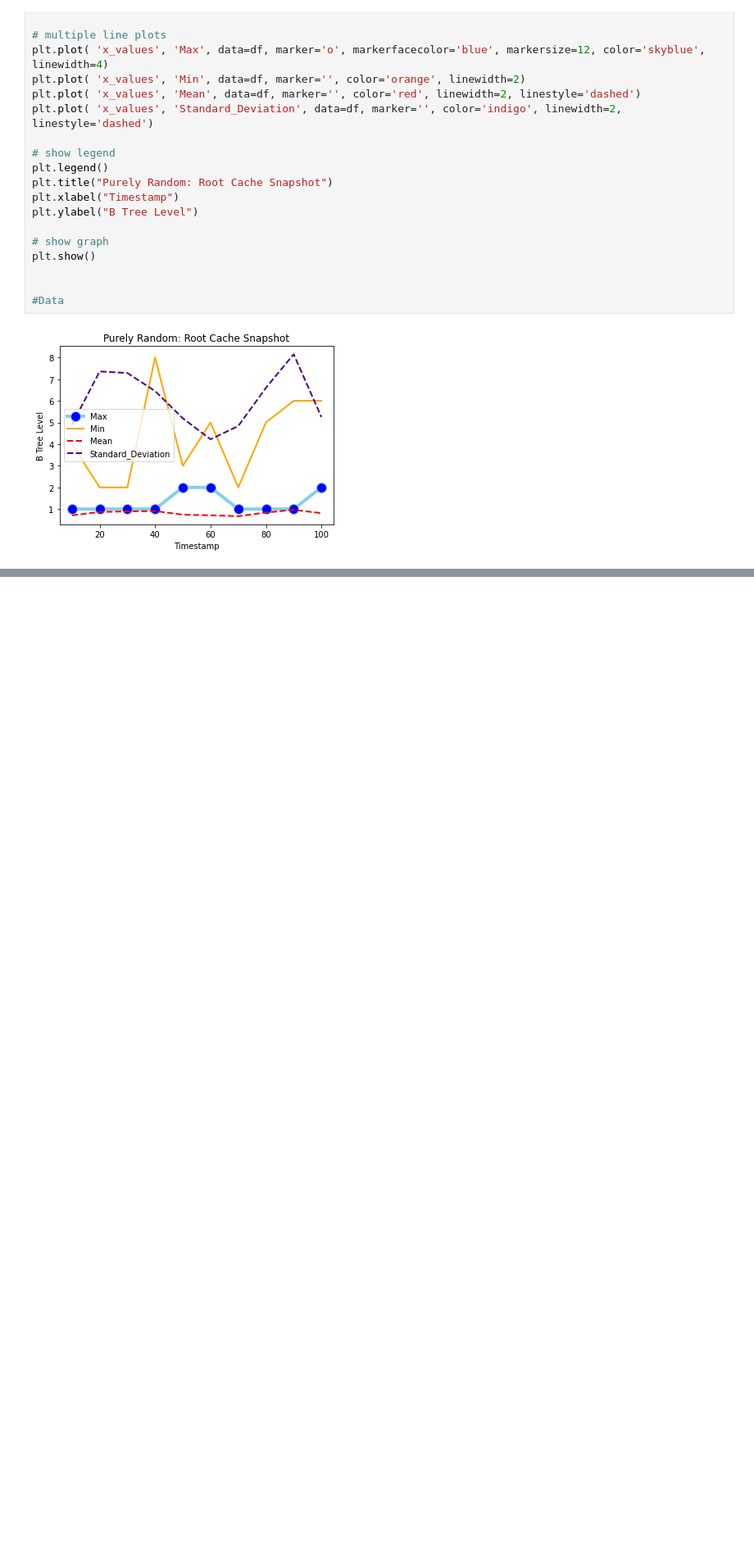
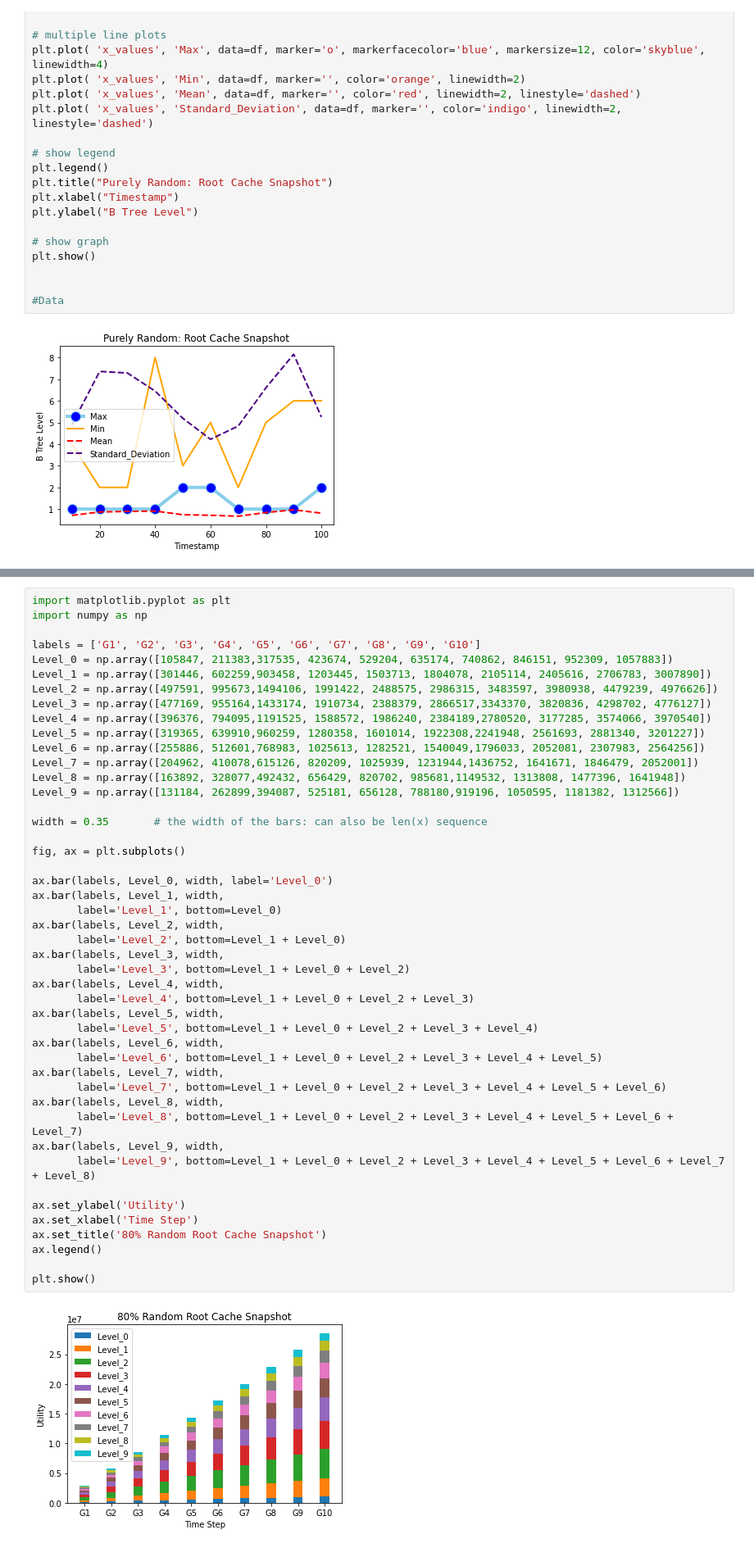
Before and after one commit to sfu-arch/Root-Cache--Software-Performance-Model, a Jupyter notebook: RootCache-PerformancePlots.ipynb, the cells around one changed output, grey strips where cells are left out. Shown at 82% size. Drawn from its saved outputs; the diff is of its cells as text; blank space fills up the shorter version.

```diff
--- a/RootCache-PerformancePlots.ipynb
+++ b/RootCache-PerformancePlots.ipynb
@@ -349,0 +446,48 @@ plt.show()
+# %%
+import matplotlib.pyplot as plt
+import numpy as np
+
+labels = ['G1', 'G2', 'G3', 'G4', 'G5', 'G6', 'G7', 'G8', 'G9', 'G10']
+Level_0 = np.array([105847, 211383,317535, 423674, 529204, 635174, 740862, 846151, 952309, 1057883])
+Level_1 = np.array([301446, 602259,903458, 1203445, 1503713, 1804078, 2105114, 2405616, 2706783, 3007890])
+Level_2 = np.array([497591, 995673,1494106, 1991422, 2488575, 2986315, 3483597, 3980938, 4479239, 4976626])
+Level_3 = np.array([477169, 955164,1433174, 1910734, 2388379, 2866517,3343370, 3820836, 4298702, 4776127])
+Level_4 = np.array([396376, 794095,1191525, 1588572, 1986240, 2384189,2780520, 3177285, 3574066, 3970540])
+Level_5 = np.array([319365, 639910,960259, 1280358, 1601014, 1922308,2241948, 2561693, 2881340, 3201227])
+Level_6 = np.array([255886, 512601,768983, 1025613, 1282521, 1540049,1796033, 2052081, 2307983, 2564256])
+Level_7 = np.array([204962, 410078,615126, 820209, 1025939, 1231944,1436752, 1641671, 1846479, 2052001])
+Level_8 = np.array([163892, 328077,492432, 656429, 820702, 985681,1149532, 1313808, 1477396, 1641948])
+Level_9 = np.array([131184, 262899,394087, 525181, 656128, 788180,919196, 1050595, 1181382, 1312566])
+
+width = 0.35       # the width of the bars: can also be len(x) sequence
+
+fig, ax = plt.subplots()
+
+ax.bar(labels, Level_0, width, label='Level_0')
+ax.bar(labels, Level_1, width,
+       label='Level_1', bottom=Level_0)
+ax.bar(labels, Level_2, width,
+       label='Level_2', bottom=Level_1 + Level_0)
+ax.bar(labels, Level_3, width,
+       label='Level_3', bottom=Level_1 + Level_0 + Level_2)
+ax.bar(labels, Level_4, width,
+       label='Level_4', bottom=Level_1 + Level_0 + Level_2 + Level_3)
+ax.bar(labels, Level_5, width,
+       label='Level_5', bottom=Level_1 + Level_0 + Level_2 + Level_3 + Level_4)
+ax.bar(labels, Level_6, width,
+       label='Level_6', bottom=Level_1 + Level_0 + Level_2 + Level_3 + Level_4 + Level_5)
+ax.bar(labels, Level_7, width,
+       label='Level_7', bottom=Level_1 + Level_0 + Level_2 + Level_3 + Level_4 + Level_5 + Level_6)
+ax.bar(labels, Level_8, width,
+       label='Level_8', bottom=Level_1 + Level_0 + Level_2 + Level_3 + Level_4 + Level_5 + Level_6 + Level_7)
+ax.bar(labels, Level_9, width,
+       label='Level_9', bottom=Level_1 + Level_0 + Level_2 + Level_3 + Level_4 + Level_5 + Level_6 + Level_7 + Level_8)
+
+ax.set_ylabel('Utility')
+ax.set_xlabel('Time Step')
+ax.set_title('80% Random Root Cache Snapshot')
+ax.legend()
+
+plt.show()
+# %% [output]
+[figure, added]
```
Also changed, not shown: parts of 4 cells of this notebook, 7 other files.
